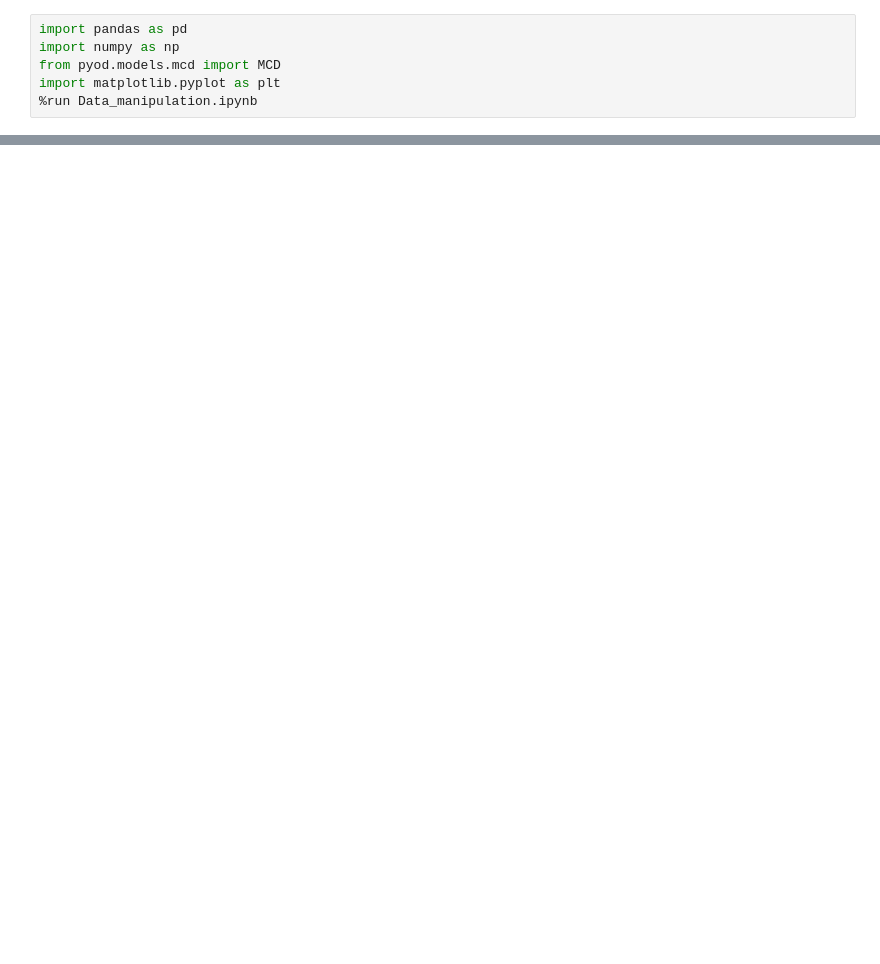
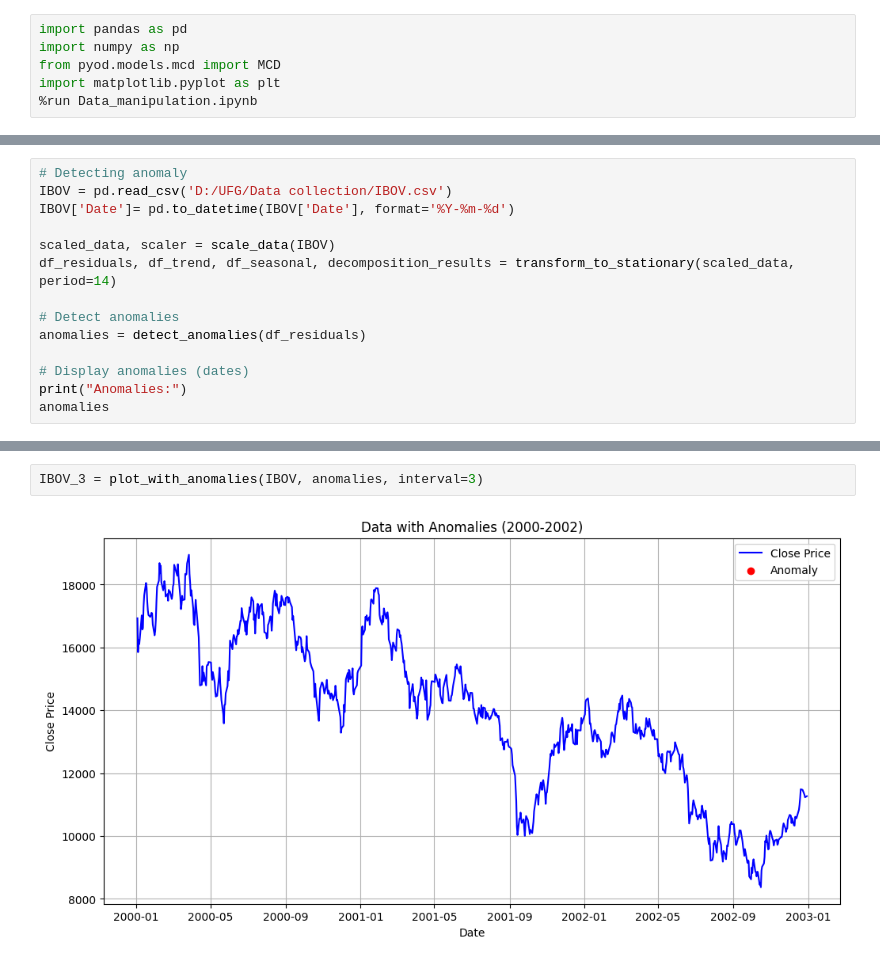
Before and after one commit to Rushi873/Anomaly-detection-and-clustering-for-stock-indices, a Jupyter notebook: Statistic model/MCD.ipynb, the cells around one changed output, grey strips where cells are left out. Drawn from its saved outputs; the diff is of its cells as text; blank space fills up the shorter version.

```diff
--- a/Statistic model/MCD.ipynb
+++ b/Statistic model/MCD.ipynb
@@ -103,0 +126,14 @@ a = plot_nifty_with_anomalies(NIFTY, anomalies)
+# %%
+# Detecting anomaly
+IBOV = pd.read_csv('D:/UFG/Data collection/IBOV.csv')
+IBOV['Date']= pd.to_datetime(IBOV['Date'], format='%Y-%m-%d')
+
+scaled_data, scaler = scale_data(IBOV)
+df_residuals, df_trend, df_seasonal, decomposition_results = transform_to_stationary(scaled_data, period=14)
+
+# Detect anomalies
+anomalies = detect_anomalies(df_residuals)
+
+# Display anomalies (dates)
+print("Anomalies:")
+anomalies
@@ -103,0 +157,4 @@ a = plot_nifty_with_anomalies(NIFTY, anomalies)
+# %%
+IBOV_3 = plot_with_anomalies(IBOV, anomalies, interval=3)
+# %% [output]
+[figure, added]
```
Also changed, not shown: parts of 10 cells of this notebook.
